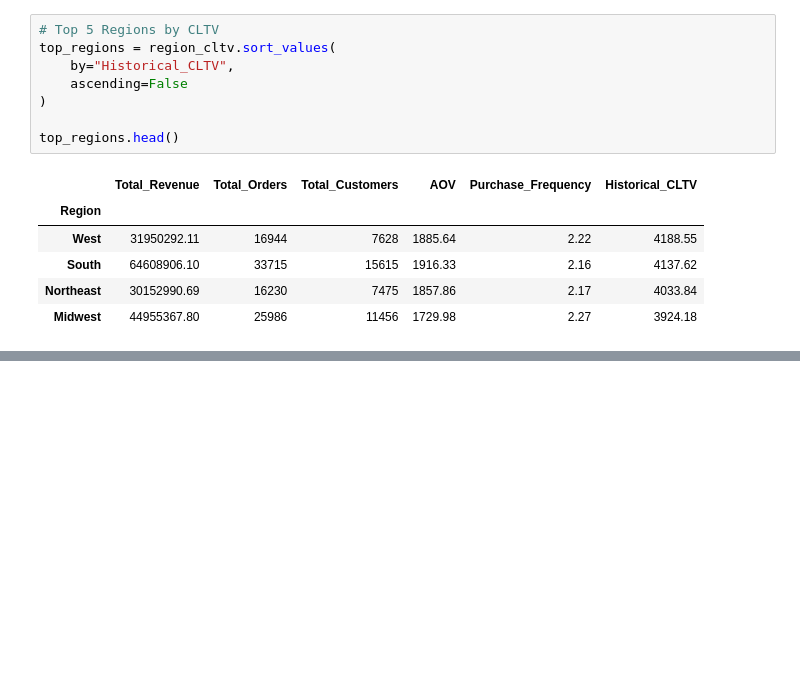
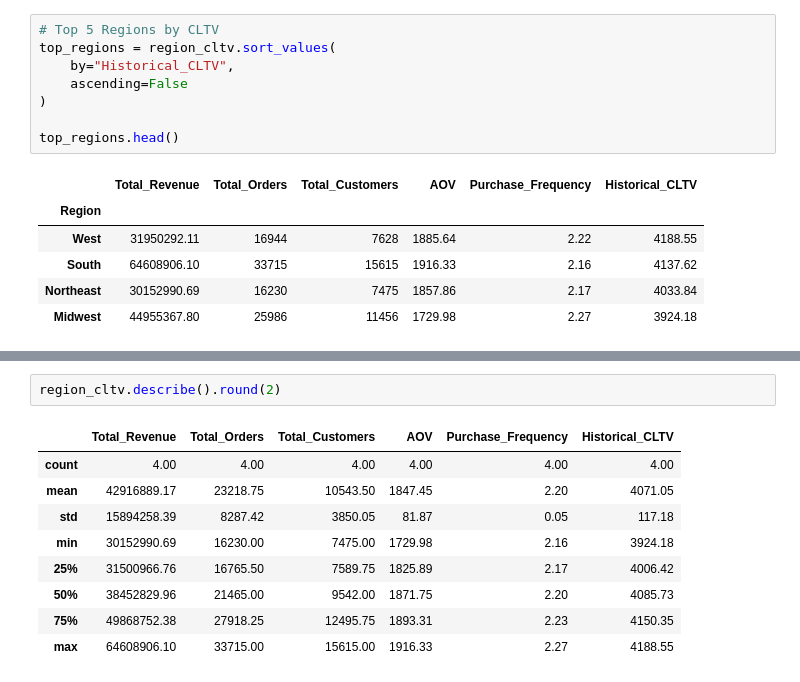
Before and after one commit to Shravani-salunke/Data-Analytics-Project2, a Jupyter notebook: notebook/eda.ipynb, the cells around one changed output, grey strips where cells are left out. Drawn from its saved outputs; the diff is of its cells as text; blank space fills up the shorter version.

Commit message:
analyzed Regional CLTV

```diff
--- a/notebook/eda.ipynb
+++ b/notebook/eda.ipynb
@@ -702,0 +727,12 @@ top_regions.head()
+# %%
+region_cltv.describe().round(2)
+# %% [output]
+|  | Total_Revenue | Total_Orders | Total_Customers | AOV | Purchase_Frequency | Historical_CLTV |
+| count | 4.00 | 4.00 | 4.00 | 4.00 | 4.00 | 4.00 |
+| mean | 42916889.17 | 23218.75 | 10543.50 | 1847.45 | 2.20 | 4071.05 |
+| std | 15894258.39 | 8287.42 | 3850.05 | 81.87 | 0.05 | 117.18 |
+| min | 30152990.69 | 16230.00 | 7475.00 | 1729.98 | 2.16 | 3924.18 |
+| 25% | 31500966.76 | 16765.50 | 7589.75 | 1825.89 | 2.17 | 4006.42 |
+| 50% | 38452829.96 | 21465.00 | 9542.00 | 1871.75 | 2.20 | 4085.73 |
+| 75% | 49868752.38 | 27918.25 | 12495.75 | 1893.31 | 2.23 | 4150.35 |
+| max | 64608906.10 | 33715.00 | 15615.00 | 1916.33 | 2.27 | 4188.55 |
```
Also changed, not shown: parts of 7 cells of this notebook.
